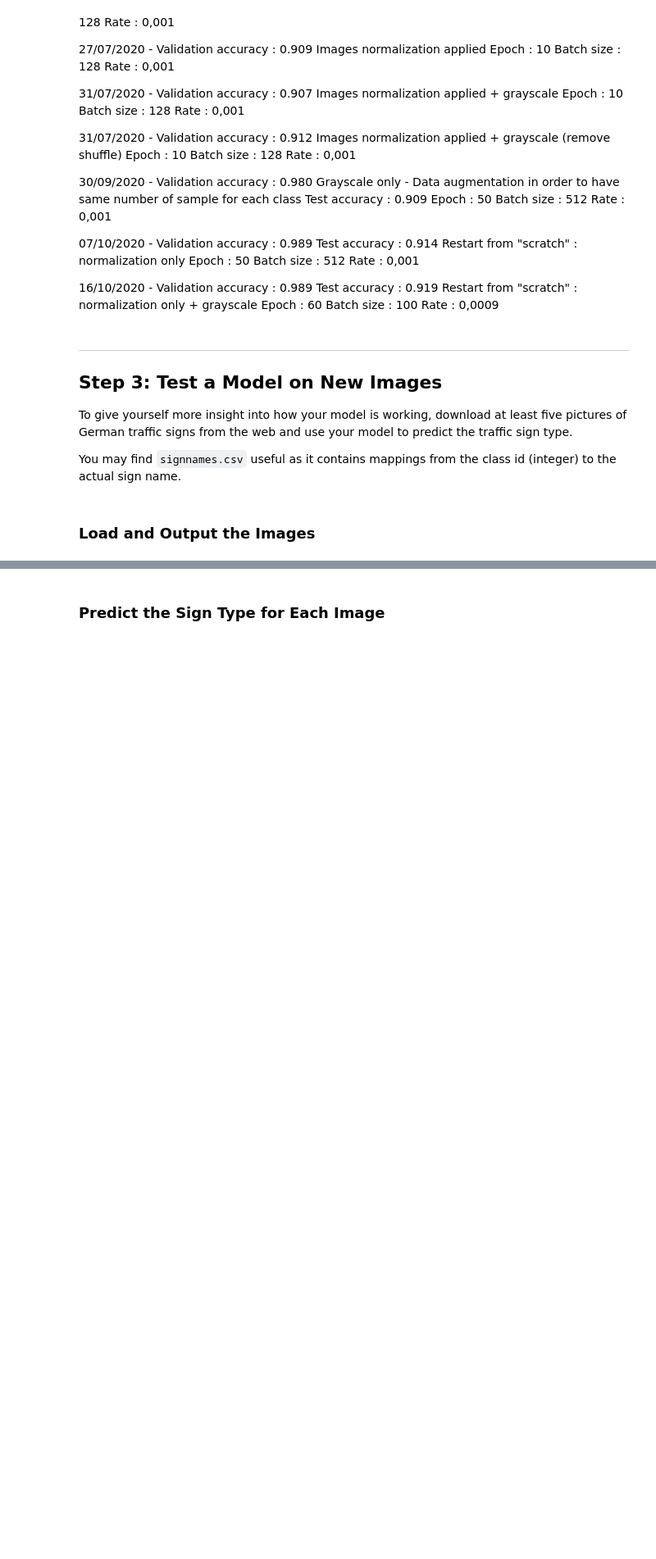
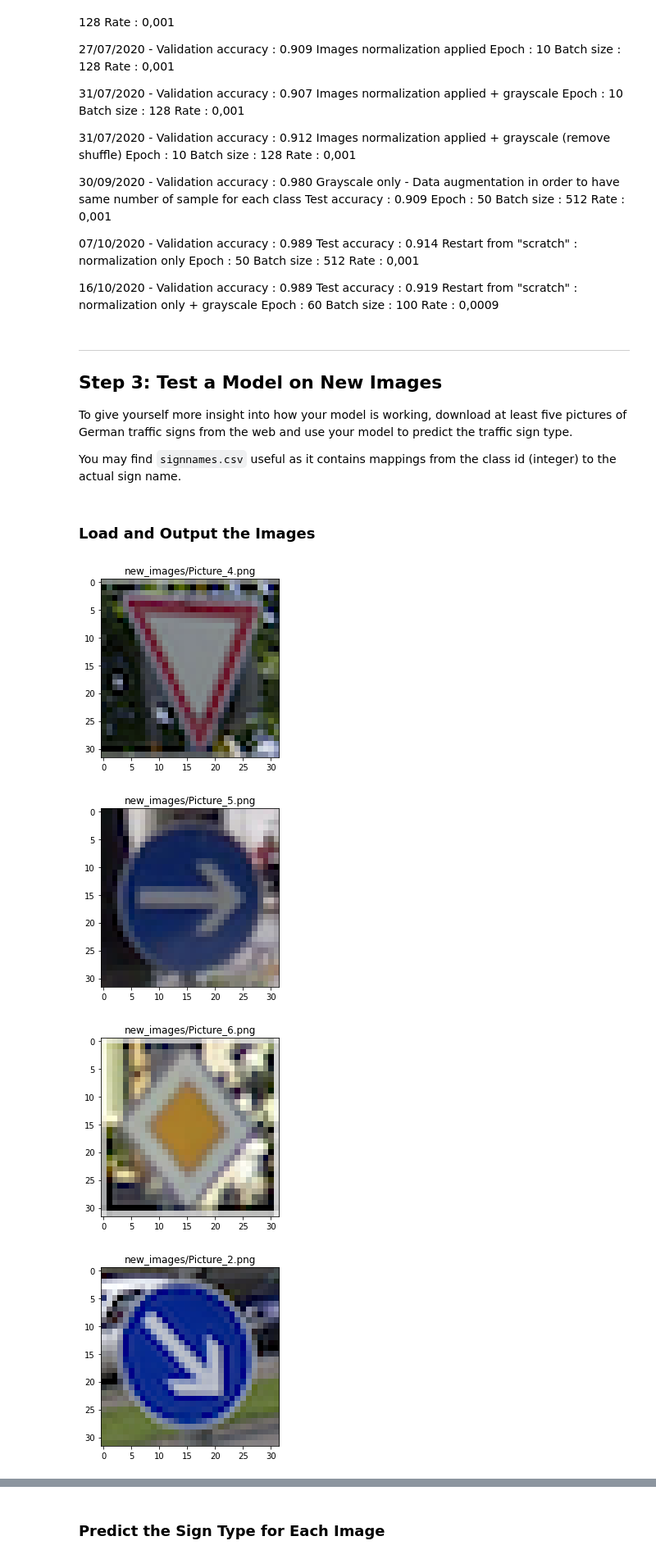
Before and after one commit to Dynaa/traffic-sign-classifier, a Jupyter notebook: Traffic_Sign_Classifier.ipynb, the cells around one changed output, grey strips where cells are left out. Shown at 82% size. Saved outputs shown, nothing was run; the diff lists cells and outputs as text; code cells hidden in the pictures; blank space fills up the shorter version.

```diff
--- a/Traffic_Sign_Classifier.ipynb
+++ b/Traffic_Sign_Classifier.ipynb
@@ -680,3 +795,19 @@ You may find `signnames.csv` useful as it contains mappings from the class id (i
 # %%
 ### Load the images and plot them here.
 ### Feel free to use as many code cells as needed.
+my_images = []
+path = "new_images/"
+all_pics = [str(path+f) for f in os.listdir(path) if not f.startswith(".")]
+
+for pic in all_pics:
+    image = cv2.imread(pic,1)
+    image = cv2.cvtColor(image, cv2.COLOR_BGR2RGB)
+    my_images.append(image)
+    plt.imshow(image)
+    plt.title(pic)
+    plt.show()
+# %% [output]
+[figure, added]
+[figure, added]
+[figure, added]
+[figure, added]
```
Also changed, not shown: parts of 22 cells of this notebook, 6 other files.
